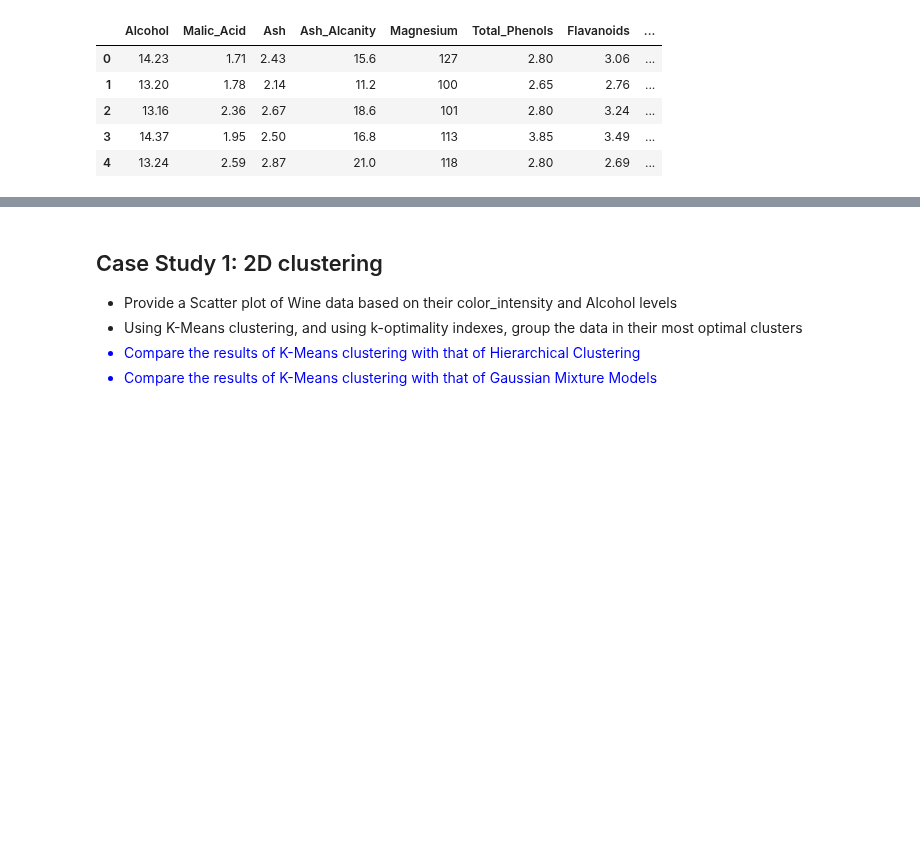
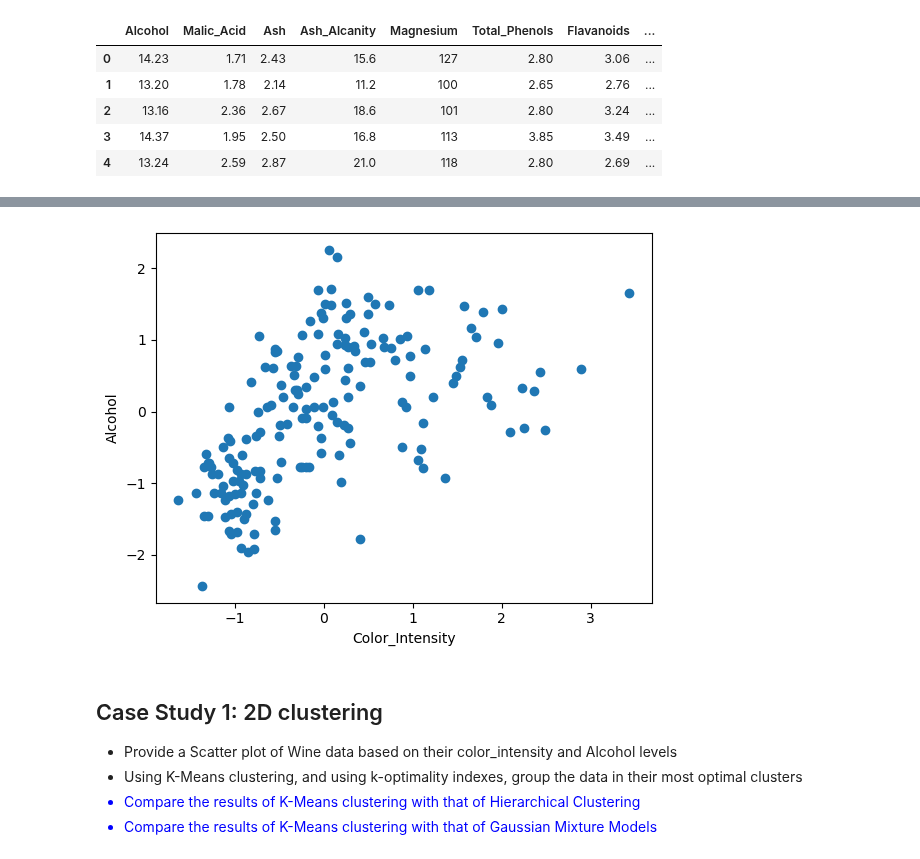
Before and after one commit to YvesMatanga/freemium_datascience, a Jupyter notebook: machine-learning-tutorials/Unsupervised Learning/Practice/2-Clustering-Analysis-Case-Study[Class].ipynb, the cells around one changed output, grey strips where cells are left out. Cells and saved outputs as stored; diff of their text form; code cells hidden in the pictures; blank space fills up the shorter version.

```diff
--- a/machine-learning-tutorials/Unsupervised Learning/Practice/2-Clustering-Analysis-Case-Study[Class].ipynb
+++ b/machine-learning-tutorials/Unsupervised Learning/Practice/2-Clustering-Analysis-Case-Study[Class].ipynb
@@ -20,0 +31,7 @@ wine_df.head()
+# %%
+from sklearn.preprocessing import StandardScaler
+
+Sc = StandardScaler()
+X_sc = Sc.fit_transform(sub_df)
+X_sc_df = pd.DataFrame(X_sc,columns=sub_df.columns)
+X_sc_df.head()
@@ -21,3 +45,13 @@ wine_df.head()
+# %%
+import matplotlib.pyplot as plt
+
+plt.figure()
+plt.scatter(X_sc_df['Color_Intensity'],X_sc_df['Alcohol'])
+plt.xlabel('Color_Intensity')
+plt.ylabel('Alcohol')
+plt.show()
+# %% [output]
+[figure, added]
 # %% [markdown]
 <h2>Case Study 1: 2D clustering </h2>
 <ul>
```
Also changed, not shown: parts of 23 cells of this notebook.
